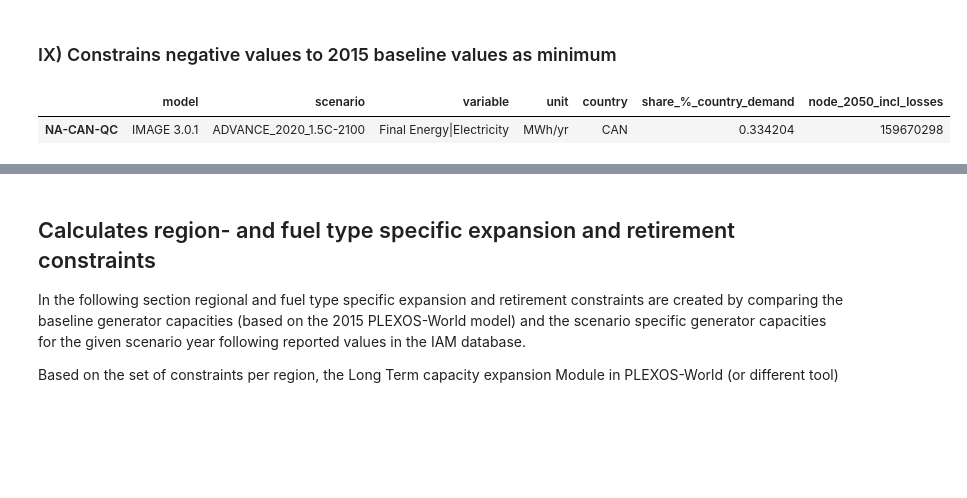
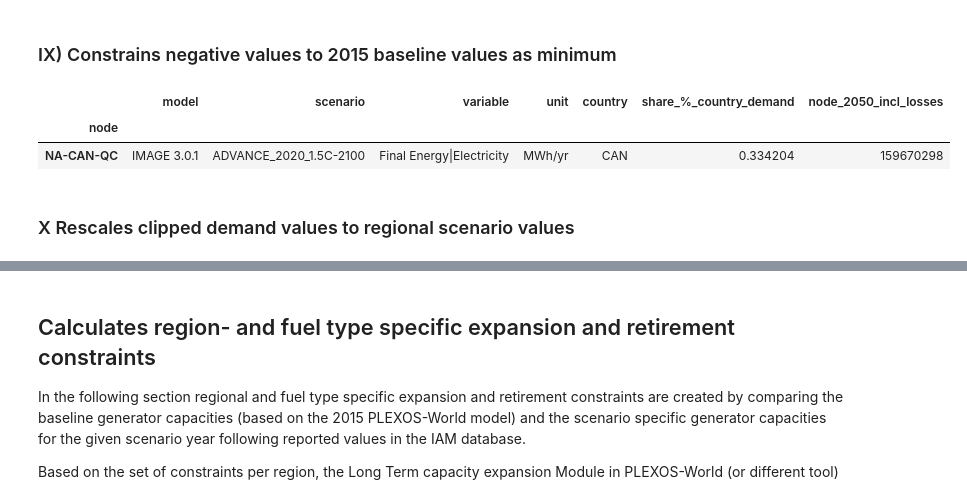
Before and after one commit to iiasa/IAM-powersystemmodel-linkage, a Jupyter notebook: IAMs - Power System Model Soft-Link.ipynb, the cells around one changed output, grey strips where cells are left out. Drawn from its saved outputs; the diff is of its cells as text; code cells hidden in the pictures; blank space fills up the shorter version.

```diff
--- a/IAMs - Power System Model Soft-Link.ipynb
+++ b/IAMs - Power System Model Soft-Link.ipynb
@@ -721,7 +749,7 @@ for a in entries:
             value.append(f'temp_{key}')
 
         #Downscales the IAM scenario electricity demand per region (key) to country level (value) by using the weights as proxy.
-        region_demand_scenario[a].downscale_region('Final Energy|Electricity' , region = key , subregions = value ,
+        region_demand_scenario[a].downscale_region(electricity_demand_type , region = key , subregions = value ,
                                                    weight = weight , append = True)
 
     #Excludes the regional values from the final IamDataFrames
@@ -795,14 +844,14 @@ for a in entries:
 
     #Drops the non-required columns and merges the 2015 and 2050 demand dataframes
     node_demand_scenario[a] = pd.merge(country_demand_losses_scenario[a][['model' , 'scenario' , 'variable' , 'unit' ,
-                                                                          f'country_{snapshot_year}_incl_losses']] ,
+                                                                          f'country_{snapshot_year}']] ,
                                        node_demand_2015[['country' , 'node' , 'share_%_country_demand']] ,
                                        left_index = True , right_on = 'country').set_index('node')
 
     #Multiplies the sub-country share of 2015 demand by the calculated 2050 demand to retrieve the 2050 final demand including
     #losses for all nodes (in MWh).
     node_demand_scenario[a][f'node_{snapshot_year}_incl_losses'
-                           ] = (node_demand_scenario[a][f'country_{snapshot_year}_incl_losses'] * \
+                           ] = (node_demand_scenario[a][f'country_{snapshot_year}'] * \
                                 node_demand_scenario[a]['share_%_country_demand']).round(2)
 
     #Filters out country rows for countries with sub-country nodes.
@@ -816,34 +865,36 @@ node_demand_scenario[entries[-1]].loc[node_demand_scenario[entries[-1]].index ==
 # %% [markdown]
 ### IX) Constrains negative values to 2015 baseline values as minimum
 # %%
-node_demand_scenario_final = {}
+node_demand_scenario_clip = {}
 
 for a in entries:
 
-    node_demand_scenario_final[a] = pd.DataFrame()
+    node_demand_scenario_clip[a] = pd.DataFrame()
 
     for b in node_demand_scenario[a].index.unique():
 
-        node_demand_scenario_temp = node_demand_scenario[a].loc[b]
+        node_demand_scenario_temp = node_demand_scenario[a].loc[node_demand_scenario[a].index == b]
 
         node_demand_2015_temp = node_demand_2015[node_demand_2015['node'].str.contains(b)]
 
-        if node_demand_scenario_temp[f'node_{snapshot_year}_incl_losses'] <= 0:
+        if node_demand_scenario_temp[f'node_{snapshot_year}_incl_losses'].iloc[0] <= 0:
 
-            print(f'{node_demand_scenario_temp.country} demand below 0. Value clipped to 2015 value.')
+            print(f'{b} demand below 0. Value clipped to 2015 value.')
 
-            node_demand_scenario_temp[f'node_{snapshot_year}_incl_losses'] = node_demand_scenario_temp[
-                f'node_{snapshot_year}_incl_losses'].clip(node_demand_2015_temp.iloc[0]['node_demand_2015'])
+            node_demand_scenario_temp.loc[b, f'node_{snapshot_year}_incl_losses'] = node_demand_scenario_temp[
+                f'node_{snapshot_year}_incl_losses'].iloc[0].clip(node_demand_2015_temp.iloc[0]['node_demand_2015'])
 
-        node_demand_scenario_final[a] = pd.concat([node_demand_scenario_final[a], pd.DataFrame(node_demand_scenario_temp
-                                                                                              ).transpose()])
+        node_demand_scenario_clip[a] = pd.concat([node_demand_scenario_clip[a], pd.DataFrame(node_demand_scenario_temp)])
 
-    node_demand_scenario_final[a] = node_demand_scenario_final[a][node_demand_scenario[a].columns
-                                                       ].drop(columns = {f'country_{snapshot_year}_incl_losses'})
+    node_demand_scenario_clip[a] = node_demand_scenario_clip[a][node_demand_scenario[a].columns
+                                                       ].drop(columns = {f'country_{snapshot_year}'})
 
-    node_demand_scenario_final[a] = node_demand_scenario_final[a].astype({f'node_{snapshot_year}_incl_losses' : int})
+    node_demand_scenario_clip[a] = node_demand_scenario_clip[a].astype({f'node_{snapshot_year}_incl_losses' : np.int64})
 
-node_demand_scenario_final[entries[-1]].loc[node_demand_scenario_final[entries[-1]].index == 'NA-CAN-QC']
+node_demand_scenario_clip[entries[-1]].loc[node_demand_scenario_clip[entries[-1]].index == 'NA-CAN-QC']
 # %% [output]
 |  | model | scenario | variable | unit | country | share_%_country_demand | node_2050_incl_losses |
+| node |  |  |  |  |  |  |  |
 | NA-CAN-QC | IMAGE 3.0.1 | ADVANCE_2020_1.5C-2100 | Final Energy|Electricity | MWh/yr | CAN | 0.334204 | 159670298 |
+# %% [markdown]
+### X Rescales clipped demand values to regional scenario values
```
Also changed, not shown: parts of 13 cells of this notebook.
